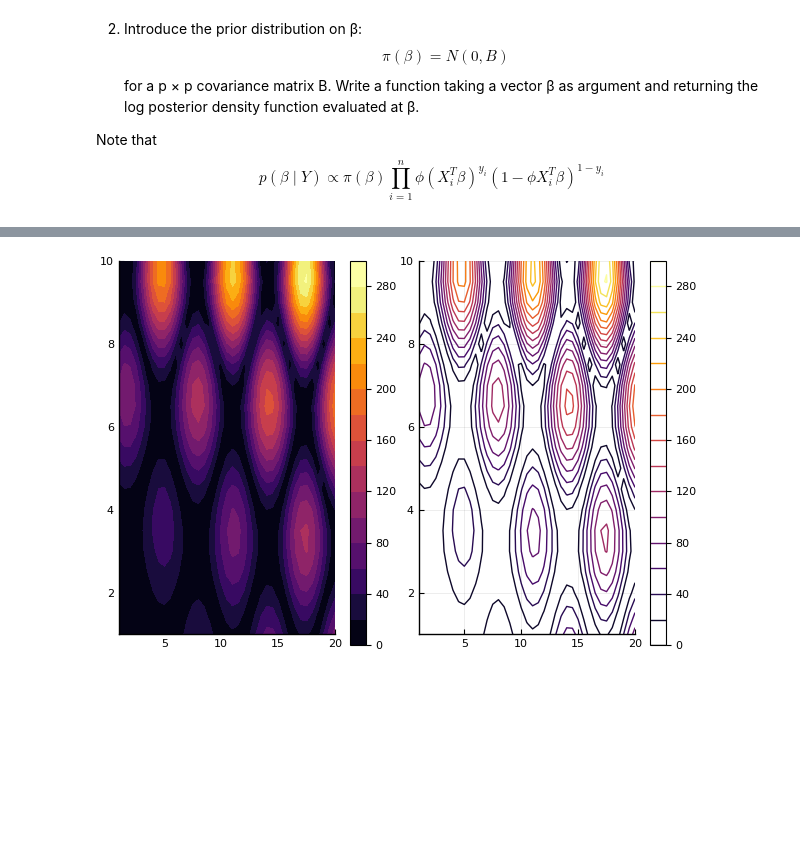
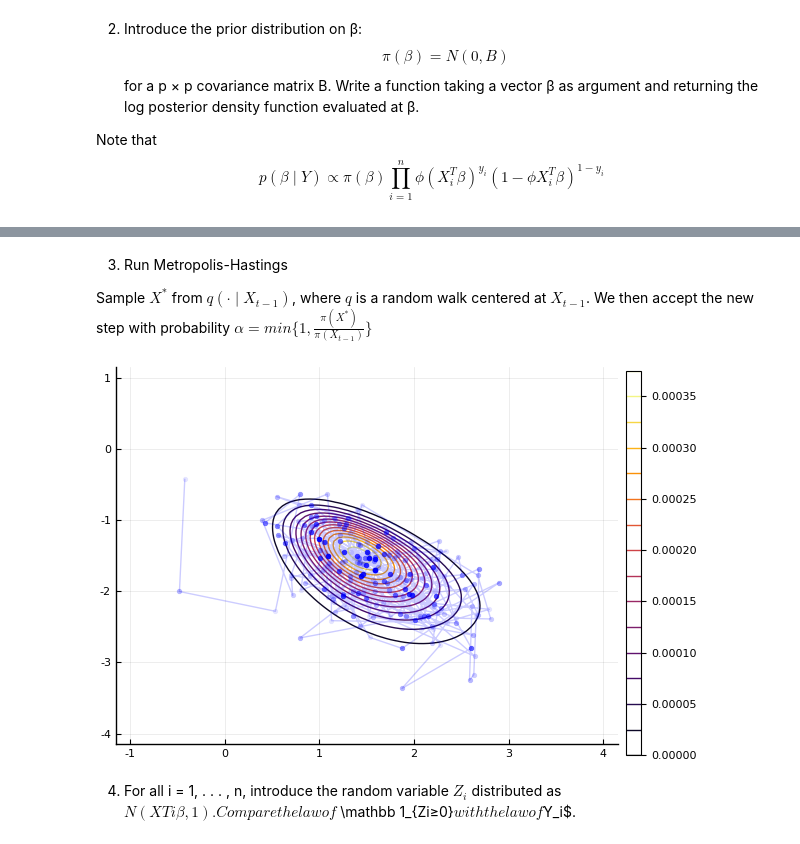
Before and after one commit to davibarreira/Computational_Statistics, a Jupyter notebook: Exercises3/Sheet3 Exercise 6.ipynb, the cells around one changed output, grey strips where cells are left out. Saved outputs shown, nothing was run; the diff lists cells and outputs as text; code cells hidden in the pictures; blank space fills up the shorter version.

Commit message:
Metroplis Hastings implementado

```diff
--- a/Exercises3/Sheet3 Exercise 6.ipynb
+++ b/Exercises3/Sheet3 Exercise 6.ipynb
@@ -78,14 +73,30 @@ marginalhist(v[1,:],v[2,:],seriescolor=:plasma)#seriescolor=:blues,
-# %%
-x = 1:0.5:20
-y = 1:0.5:10
-f(x, y) = begin
-        (3x + y ^ 2) * abs(sin(x) + cos(y))
-    end
-X = repeat(reshape(x, 1, :), length(y), 1)
-Y = repeat(y, 1, length(x))
-Z = map(f, X, Y)
-p1 = contour(x, y, f, fill=true)
-p2 = contour(x, y, Z)
-plot(p1, p2)
-# %% [output]
-[figure, removed]
+# %% [markdown]
+3. Run Metropolis-Hastings
+
+Sample $X^*$ from $q(\cdot \mid X_{t-1})$, where $q$ is a random walk centered at $X_{t-1}$. We then accept the new step
+with probability $\alpha = min\{1, \frac{\pi(X^*)}{\pi(X_{t-1})} \}$
+# %%
+# Sample X
+steps = 10_00
+C = zeros(steps,length(beta))
+Xprevious   = [0;0]
+
+for i=1:steps
+    Xnew        = Xprevious + randn(2)
+    alpha = minimum([1,exp(LogPosterior(Xnew') - LogPosterior(Xprevious'))])
+#     println(1 - alpha, Xnew)
+    if rand() < (1 - alpha) # Reject
+        Xnew = Xprevious
+    end
+    C[i,:] = Xnew
+    Xprevious = Xnew
+end
+# %%
+contour(x,y, f, fill=false)
+plot!(C[:,1],C[:,2],marker=:o,color=:blue,alpha=0.2, markeralpha = 0.1, markerstrokewidth=0,legend=false)
+# %% [output]
+[figure, added]
+# %% [markdown]
+4. For all i = 1, . . . , n, introduce the random variable $Z_i$ distributed as $N (XT
+i β, 1). Compare the law of
+$\mathbb 1_{Zi≥0}$ with the law of $Y_i$.
```
Also changed, not shown: parts of 4 cells of this notebook.
